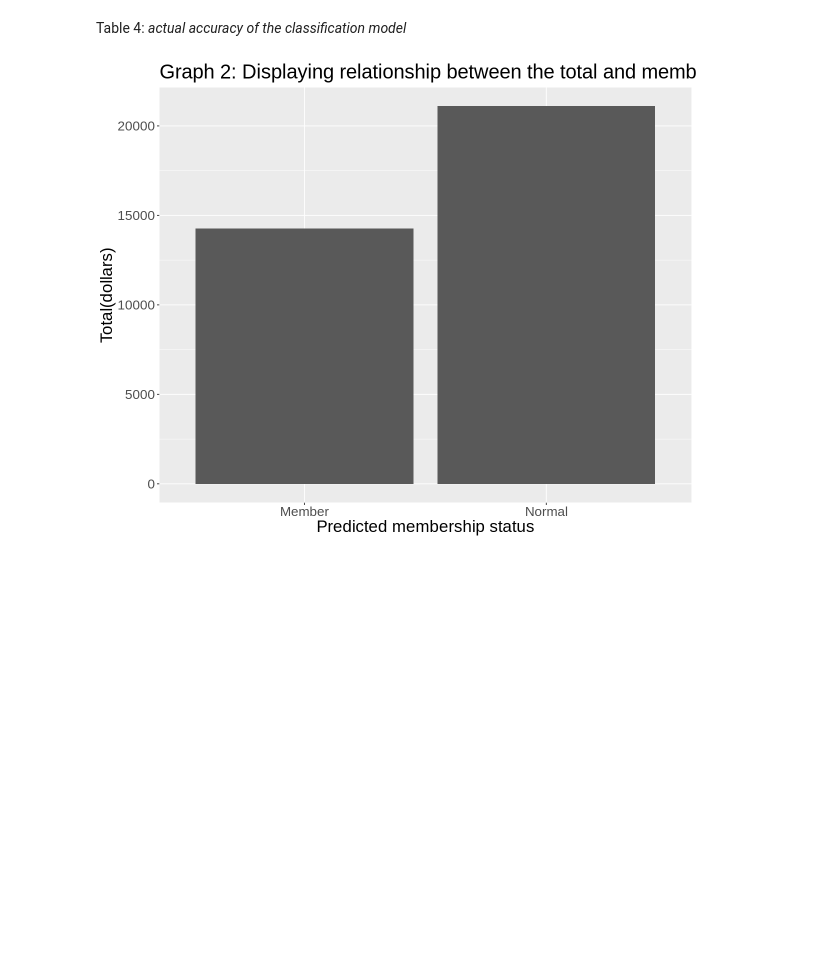
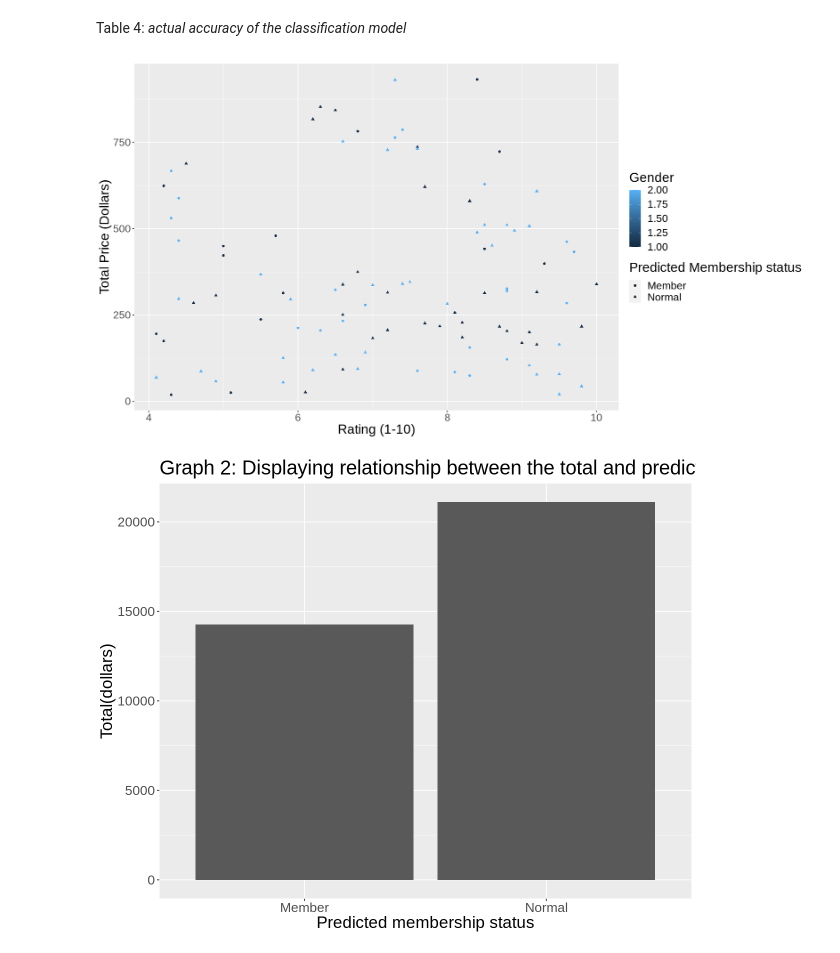
Before and after one commit to rajdhillon27/DSCI-classification-, a Jupyter notebook: Project.ipynb, the cells around one changed output. Cells and saved outputs as stored; diff of their text form; code cells hidden in the pictures; blank space fills up the shorter version.

Commit message:
all the plots made

```diff
--- a/Project.ipynb
+++ b/Project.ipynb
@@ -279,13 +279,15 @@ A tibble: 2 × 3
 # %% [markdown]
 Table 4: *actual accuracy of the classification model*
 # %%
-# options(repr.plot.width = 15, repr.plot.height = 8)
+options(repr.plot.width = 15, repr.plot.height = 8)
 
-# supermarket_plot <- ggplot(supermarket_predictions, aes(x = Rating, y = Total, color = Gender, shape = .pred_class)) +
-#                     geom_point() +
-#                     labs(x = "Rating (1-10)", y = "Total Price (Dollars)", color = "Gender", shape = "Predicted Membership status") +
-#                     theme(text = element_text(size = 20))
-# supermarket_plot
+supermarket_plot <- ggplot(supermarket_predictions, aes(x = Rating, y = Total, color = Gender, shape = .pred_class)) +
+                    geom_point() +
+                    labs(x = "Rating (1-10)", y = "Total Price (Dollars)", color = "Gender", shape = "Predicted Membership status") +
+                    theme(text = element_text(size = 20))
+supermarket_plot
+# %% [output]
+[figure, added]
 # %%
 options(repr.plot.width = 10, repr.plot.height = 8)
 
```
Also changed, not shown: parts of 1 cell of this notebook.
